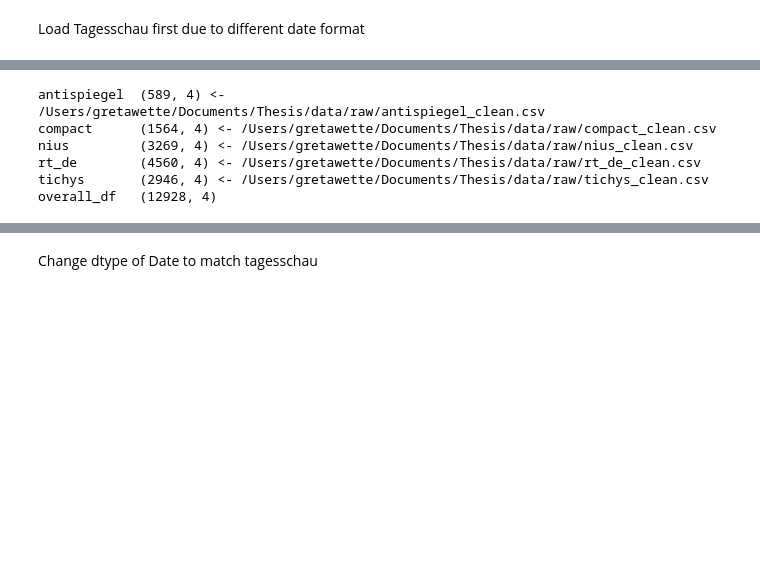
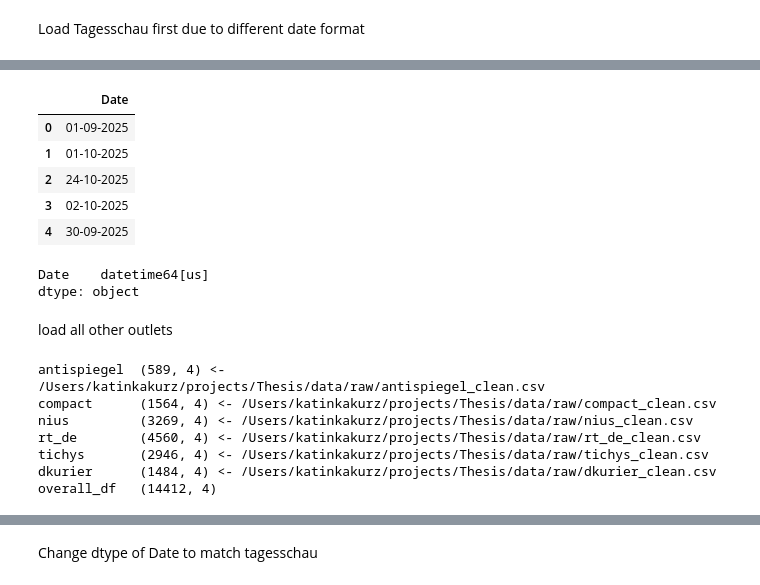
Before and after one commit to mattishaumann/Thesis, a Jupyter notebook: data preprocessing/07_OverallTM.ipynb, the cells around one changed output, grey strips where cells are left out. Drawn from its saved outputs; the diff is of its cells as text; code cells hidden in the pictures; blank space fills up the shorter version.

```diff
--- a/data preprocessing/07_OverallTM.ipynb
+++ b/data preprocessing/07_OverallTM.ipynb
@@ -3,3 +32,25 @@ Load Tagesschau first due to different date format
+# %%
+# Format Date as DD-MM-YYYY (no time)
+df_ts["Date"] = pd.to_datetime(df_ts["Date"], errors="coerce").dt.strftime("%d-%m-%Y")
+
+df_ts[["Date"]].head()
+# %% [output]
+|  | Date |
+| 0 | 01-09-2025 |
+| 1 | 01-10-2025 |
+| 2 | 24-10-2025 |
+| 3 | 02-10-2025 |
+| 4 | 30-09-2025 |
+# %%
+# Convert Date from string format (DD-MM-YYYY) to datetime64[ns]
+df_ts["Date"] = pd.to_datetime(df_ts["Date"], format="%d-%m-%Y", errors="coerce")
+
+df_ts[["Date"]].dtypes
+# %% [output]
+Date    datetime64[us]
+dtype: object
+# %% [markdown]
+load all other outlets
 # %%
 import sys
 from pathlib import Path
@@ -30,6 +81,7 @@ file_map = {
     "rt_de": "rt_de_clean.csv",
     # "tagesschau": "tagesschau_clean.csv",
     "tichys": "tichys_clean.csv",
+    "dkurier": "dkurier_clean.csv",
 }
 
 datasets = {}
@@ -43,12 +95,13 @@ for name, filename in file_map.items():
 overall_df = pd.concat(datasets.values(), ignore_index=True)
 print("overall_df  ", overall_df.shape)
 # %% [output]
-antispiegel  (589, 4) <- /Users/gretawette/Documents/Thesis/data/raw/antispiegel_clean.csv
-compact      (1564, 4) <- /Users/gretawette/Documents/Thesis/data/raw/compact_clean.csv
-nius         (3269, 4) <- /Users/gretawette/Documents/Thesis/data/raw/nius_clean.csv
-rt_de        (4560, 4) <- /Users/gretawette/Documents/Thesis/data/raw/rt_de_clean.csv
-tichys       (2946, 4) <- /Users/gretawette/Documents/Thesis/data/raw/tichys_clean.csv
-overall_df   (12928, 4)
+antispiegel  (589, 4) <- /Users/katinkakurz/projects/Thesis/data/raw/antispiegel_clean.csv
+compact      (1564, 4) <- /Users/katinkakurz/projects/Thesis/data/raw/compact_clean.csv
+nius         (3269, 4) <- /Users/katinkakurz/projects/Thesis/data/raw/nius_clean.csv
+rt_de        (4560, 4) <- /Users/katinkakurz/projects/Thesis/data/raw/rt_de_clean.csv
+tichys       (2946, 4) <- /Users/katinkakurz/projects/Thesis/data/raw/tichys_clean.csv
+dkurier      (1484, 4) <- /Users/katinkakurz/projects/Thesis/data/raw/dkurier_clean.csv
+overall_df   (14412, 4)
 # %%
 overall_df.info()
 # %% [output]
```
Also changed, not shown: parts of 10 cells of this notebook.
